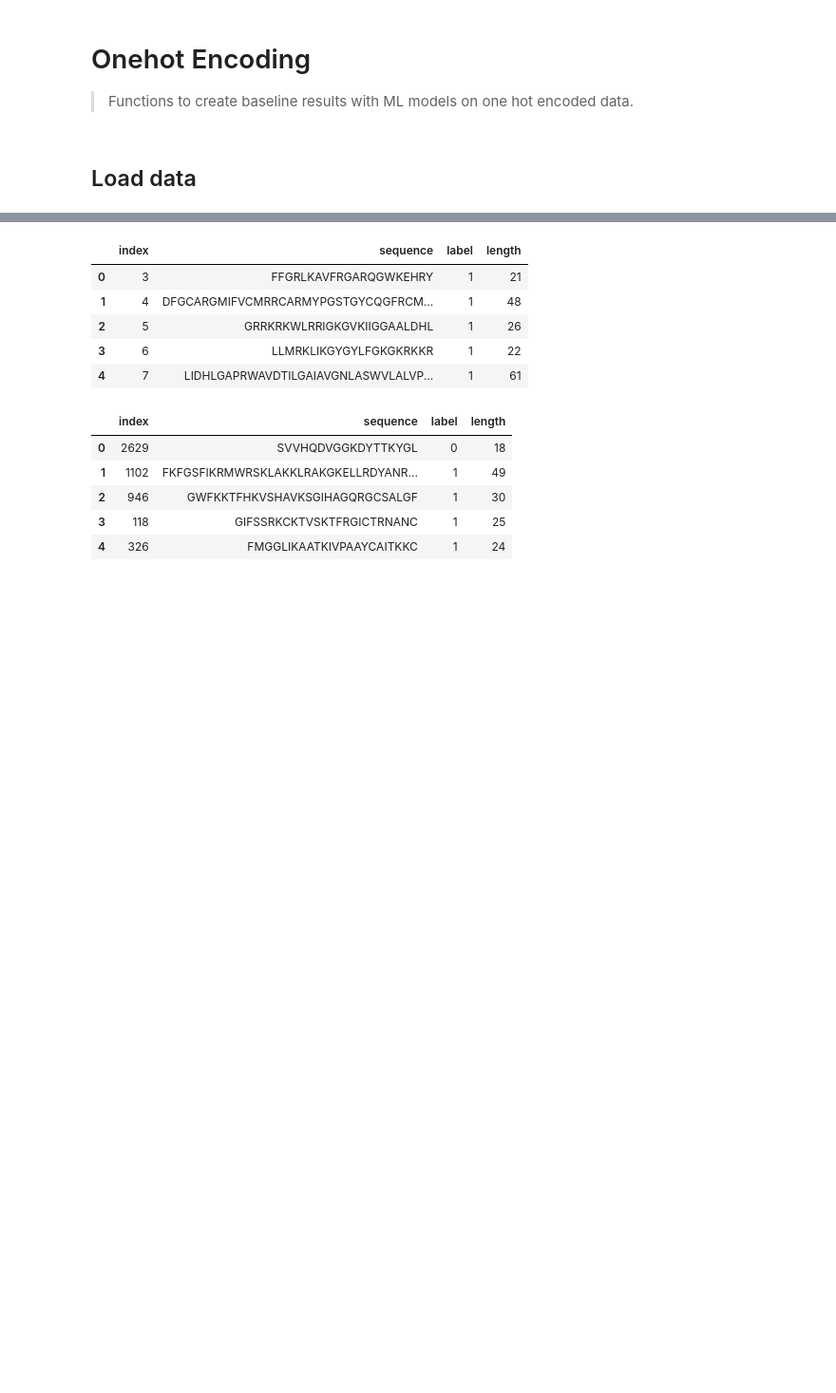
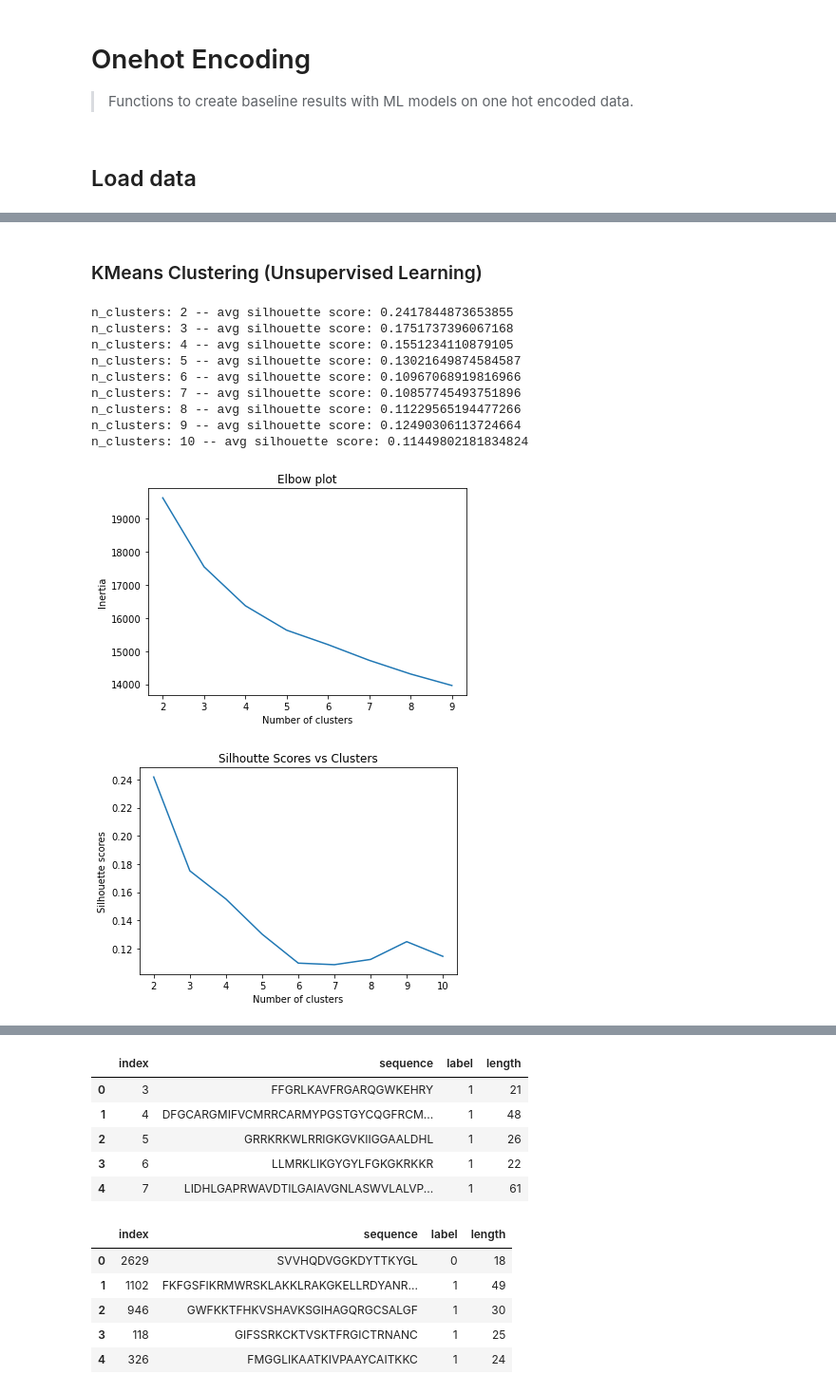
Before and after one commit to vin00d/peptide, a Jupyter notebook: 03_onehot.ipynb, the cells around one changed output, grey strips where cells are left out. Shown at 95% size. Drawn from its saved outputs; the diff is of its cells as text; code cells hidden in the pictures; blank space fills up the shorter version.

```diff
--- a/03_onehot.ipynb
+++ b/03_onehot.ipynb
@@ -31,0 +87,6 @@ dna_data = DNABindDataset(DATA_STORE)
+# %%
+X_train, y_train = acp_data.X_train, acp_data.y_train
+X_test, y_test = acp_data.X_test, acp_data.y_test
+
+acp_learner = Learner(X_train, y_train, X_test, y_test, ohe=True, pca=False)
+acp_learner_pca = Learner(X_train, y_train, X_test, y_test, ohe=True, pca=True)
@@ -31,0 +146,2 @@ dna_data = DNABindDataset(DATA_STORE)
+# %%
+acp_learner_pca.run_label_spreading()
@@ -31,0 +157,16 @@ dna_data = DNABindDataset(DATA_STORE)
+# %% [markdown]
+### KMeans Clustering (Unsupervised Learning)
+# %%
+X_pca = acp_learner_pca.pick_k()
+# %% [output]
+n_clusters: 2 -- avg silhouette score: 0.2417844873653855
+n_clusters: 3 -- avg silhouette score: 0.1751737396067168
+n_clusters: 4 -- avg silhouette score: 0.1551234110879105
+n_clusters: 5 -- avg silhouette score: 0.13021649874584587
+n_clusters: 6 -- avg silhouette score: 0.10967068919816966
+n_clusters: 7 -- avg silhouette score: 0.10857745493751896
+n_clusters: 8 -- avg silhouette score: 0.11229565194477266
+n_clusters: 9 -- avg silhouette score: 0.12490306113724664
+n_clusters: 10 -- avg silhouette score: 0.11449802181834824
+[figure, added]
+[figure, added]
```
Also changed, not shown: parts of 104 cells of this notebook, 9 other files.
